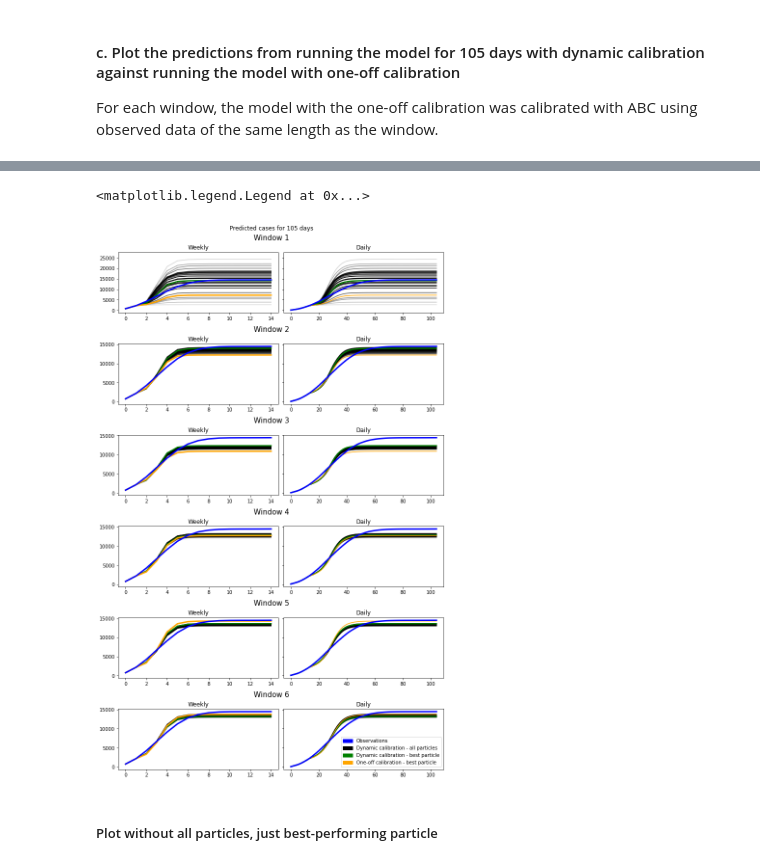
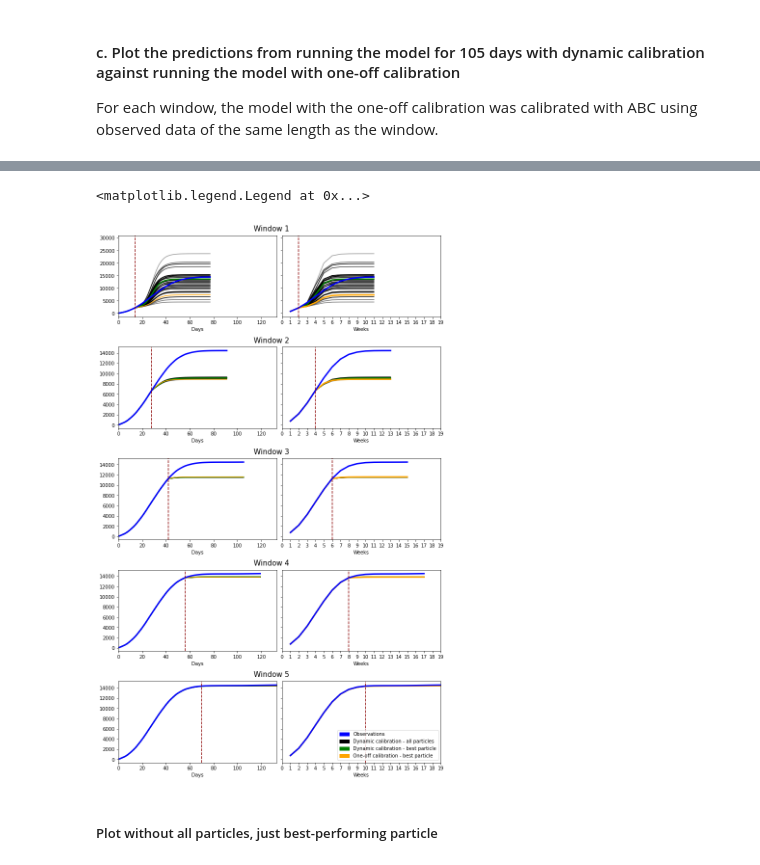
Before and after one commit to Urban-Analytics/RAMP-UA, a Jupyter notebook: experiments/calibration/AnalyseResults-DynamicCalibration_10pops,100particles.ipynb, the cells around one changed output, grey strips where cells are left out. Saved outputs shown, nothing was run; the diff lists cells and outputs as text; code cells hidden in the pictures.

Commit message:
vresion where number of seeding days is increased each window!

```diff
--- a/experiments/calibration/AnalyseResults-DynamicCalibration_10pops,100particles.ipynb
+++ b/experiments/calibration/AnalyseResults-DynamicCalibration_10pops,100particles.ipynb
@@ -50,18 +51,18 @@ for window in range(1,windows+1):
 #### Read in observations data
 # %%
 # Read in daily devon case data (interpolated from weekly)
-cases_devon_daily = pd.read_csv("observation_data/daily_cases_devon.csv")
+cases_devon_daily_raw_values = pd.read_csv("observation_data/daily_cases_devon.csv")
 # Add column with cumulative sums rather than cases per day
-cases_devon_daily['CumulativeCases'] = cases_devon_daily['OriginalCases'].cumsum()
+cases_devon_daily_raw_values['CumulativeCases'] = cases_devon_daily_raw_values['OriginalCases'].cumsum()
 # Keep just cumulative cases
-cases_devon_daily = cases_devon_daily['CumulativeCases'].values
+cases_devon_daily = cases_devon_daily_raw_values['CumulativeCases'].values
 
 ## Get dataframe with totals for whole of Devon
-cases_devon_weekly = pd.read_csv("observation_data/weekly_cases_devon.csv")
+cases_devon_weekly_raw_values = pd.read_csv("observation_data/weekly_cases_devon.csv")
 # Add column with cumulative sums rather than cases per week
-cases_devon_weekly['CumulativeCases'] = cases_devon_weekly['OriginalCases'].cumsum()
+cases_devon_weekly_raw_values['CumulativeCases'] = cases_devon_weekly_raw_values['OriginalCases'].cumsum()
 # Keep just cumulative cases
-cases_devon_weekly = cases_devon_weekly['CumulativeCases'].values
+cases_devon_weekly = cases_devon_weekly_raw_values['CumulativeCases'].values
 
 # Convert this interpolated data used in seeding back to weekly
 # List the index matching the end day of each week (e.g. 7, 14, 21 etc (minus 1 for indexing starting at 0)
@@ -684,9 +560,9 @@ IPython.OutputArea.prototype._should_scroll = function(lines) {
 # %%
-windows= list(window_lengths_dict.keys())
+windows= list(window_lengths_dict.keys())[:-1]
 
 # create 3x1 subplots
-fig, axs = plt.subplots(nrows=len(windows_dict), ncols=1, constrained_layout=True, figsize = (10,16))
-fig.suptitle('Predicted cases for 105 days')
+fig, axs = plt.subplots(nrows=len(windows_dict)-1, ncols=1, constrained_layout=True, figsize = (10,16))
+#fig.suptitle('Predicted cases for 105 days')
 
 # clear subplots
 for ax in axs:
@@ -708,64 +584,76 @@ for row, subfig in enumerate(subfigs):
     this_windows_dict = windows_dict[windows[windows_i]]
 
     # Get the data from the one-off calibration for this window
-    oneoff_calib_best_params_modelled_weekly = oneoff_calib_best_params_modelled_weekly_dict["{}days".format(run_length)]
-    oneoff_calib_best_params_modelled_daily = oneoff_calib_best_params_modelled_daily_dict["{}days".format(run_length)]
+    oneoff_calib_best_params_modelled_weekly = oneoff_calib_best_params_modelled_weekly_dict["w{}".format(windows_i+1)]
+    oneoff_calib_best_params_modelled_daily = oneoff_calib_best_params_modelled_daily_dict["w{}".format(windows_i+1)]
 
     # Add 2 plots, one for daily, one for weekly
     for col, ax in enumerate(axs):
 
         # Plot model values
         _distance = np.array(this_windows_dict['distance'])  # Easier to do maths on np.array
         distance_norm = (_distance - min(_distance)) / (max(_distance) - min(_distance))
 
         # Plot weekly data
         if col == 0:
-            x = range(len(this_windows_dict['sim'][0]))
+            x = range(1, len(OpenCLRunner.get_cumulative_daily_infections(this_windows_dict['summaries'][1]))+1)
+            ### Dynamic calibration
+            # Plot model predictions for each particle in final population
+            for i in range(len(this_windows_dict['summaries'])):
+                ax.plot(x, OpenCLRunner.get_cumulative_daily_infections(this_windows_dict['summaries'][i]),
+                color="black", alpha=1 - distance_norm[i]) # (1-x because high distance is bad)
+            # Plot model predictions from best performing particle
+            dynamic_calib_best_params_modelled_daily = dynamic_calib_best_params_modelled_daily_dict[windows[windows_i]]
+            ax.plot(range(1, len(dynamic_calib_best_params_modelled_daily)+1), dynamic_calib_best_params_modelled_daily, label="BestParams - {}".format(window), color='green',
+                linestyle='solid', linewidth =2.5)
+            ### One-off calibration
+            ax.plot(x, oneoff_calib_best_params_modelled_daily, label="sim", color="orange")
+            # Plot observations
+            ax.plot(x, cases_devon_daily[0:(63+run_length)], label="Observations", linewidth = 3, color="blue")
+            # Add a vertical line marking where the seeding period ends
+            ax.axvline(x= (windows_i+1) * 14, color = 'darkred', linestyle = 'dashed')
+            #
+            ax.set_xlim([0, len(OpenCLRunner.get_cumulative_daily_infections(windows_dict[windows[-1]]['summaries'][1]))])
+            # Control X-ticks
+            #ax.xaxis.set_major_locator(MaxNLocator(20, integer=True))
+            #ax.tick_params(axis='x', rotation=20)
+            ax.set_xlabel('Days')
+
+        # PLot daily data
+        elif col ==1:
+            x = range(1,len(this_windows_dict['sim'][0])+1)
             ### Dyanamic calibration
             # Plot model predictions for each particle in final population
             for i in range(len(this_windows_dict['summaries'])):
                 ax.plot(x, this_windows_dict['sim'][i],
                 color="black", alpha=1 - distance_norm[i]) # (1-x because high distance is bad)
             # Plot model predictions from best performing particle
             dynamic_calib_best_params_modelled_weekly = dynamic_calib_best_params_modelled_weekly_dict[windows[windows_i]]
-            ax.plot(range(len(dynamic_calib_best_params_modelled_weekly)), dynamic_calib_best_params_modelled_weekly, label="BestParams - {}".format(window), color='green',
-                  linestyle='solid', linewidth =2.5)
+            ax.plot(range(1, len(dynamic_calib_best_params_modelled_weekly)+1), dynamic_calib_best_params_modelled_weekly, label="BestParams - {}".format(window), color='green',
+                 linestyle='solid', linewidth =2.5)
             ### One-off calibration
-            # plot model predictions
             ax.plot(x, oneoff_calib_best_params_modelled_weekly, label="sim", color="orange", linewidth = 3)
             # Plot observations
-            ax.plot(x, cases_devon_daily_summed_weekly[0:int((105/7))], label="Observations", linewidth=3, color="blue")
-            ax.set_title('Weekly')
-        # PLot daily data
-        elif col ==1:
-            x = range(len(OpenCLRunner.get_cumulative_daily_infections(this_windows_dict['summaries'][1])))
-            ### Dynamic calibration
-            # Plot model predictions for each particle in final population
-            for i in range(len(this_windows_dict['summaries'])):
-                ax.plot(x, OpenCLRunner.get_cumulative_daily_infections(this_windows_dict['summaries'][i]),
-                color="black", alpha=1 - distance_norm[i]) # (1-x because high distance is bad)
-            # Plot model predictions from best performing particle
-            dynamic_calib_best_params_modelled_daily = dynamic_calib_best_params_modelled_daily_dict[windows[windows_i]]
-            ax.plot(range(len(dynamic_calib_best_params_modelled_daily)), dynamic_calib_best_params_modelled_daily, label="BestParams - {}".format(window), color='green',
-                  linestyle='solid', linewidth =2.5)
-            ### One-off calibration
-            # plot model predictions
-            ax.plot(x, oneoff_calib_best_params_modelled_daily, label="sim", color="orange")
-            # Plot observations
-            ax.plot(x, cases_devon_daily[0:105], label="Observations", linewidth = 3, color="blue")
-            ax.set_title('Daily')
+            ax.plot(x, cases_devon_daily_summed_weekly[0:int((63 + run_length)/7)], label="Observations", linewidth=3, color="blue")
+            # vertical line showing where seeding ends
+            ax.axvline(x= (((windows_i+1) * 14)/7), color = 'darkred', linestyle = 'dashed')
+            # X tick constaints
+            ax.set_xlim([0, len(windows_dict[windows[-1]]['sim'][0])])
+            ax.xaxis.set_major_locator(MaxNLocator(20, integer=True))
+            #ax.tick_params(axis='x', rotation=20)
+            ax.set_xlabel('Weeks')
 
     # move on to next window
     windows_i = windows_i+1
 
 # Create patches for legend
 black_patch = mpatches.Patch(color='black', label='Dynamic calibration - all particles')
 blue_patch = mpatches.Patch(color='blue', label='Observations')
 orange_patch = mpatches.Patch(color='orange', label='One-off calibration - best particle')
 green_patch = mpatches.Patch(color='green', label='Dynamic calibration - best particle')
 plt.legend(handles=[blue_patch, black_patch, green_patch,  orange_patch], loc="lower right", fontsize= 10)#, bbox_to_anchor=(2.2, 8.6))
 # %% [output]
 <matplotlib.legend.Legend at 0x...>
-[figure, old version]
+[figure, new version]
 # %% [markdown]
 ##### Plot without all particles, just best-performing particle
```
Also changed, not shown: parts of 15 cells of this notebook, 1 other file.
